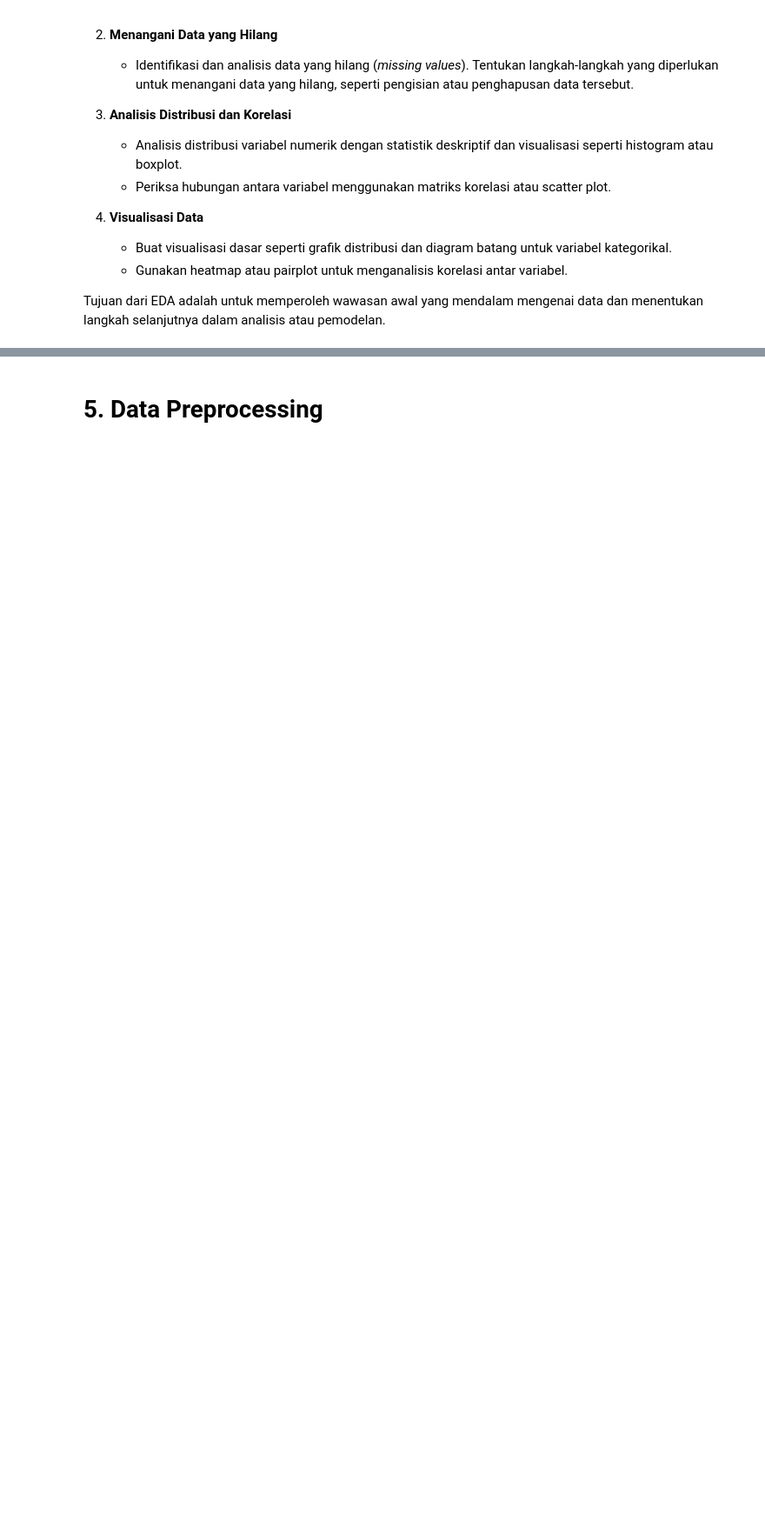
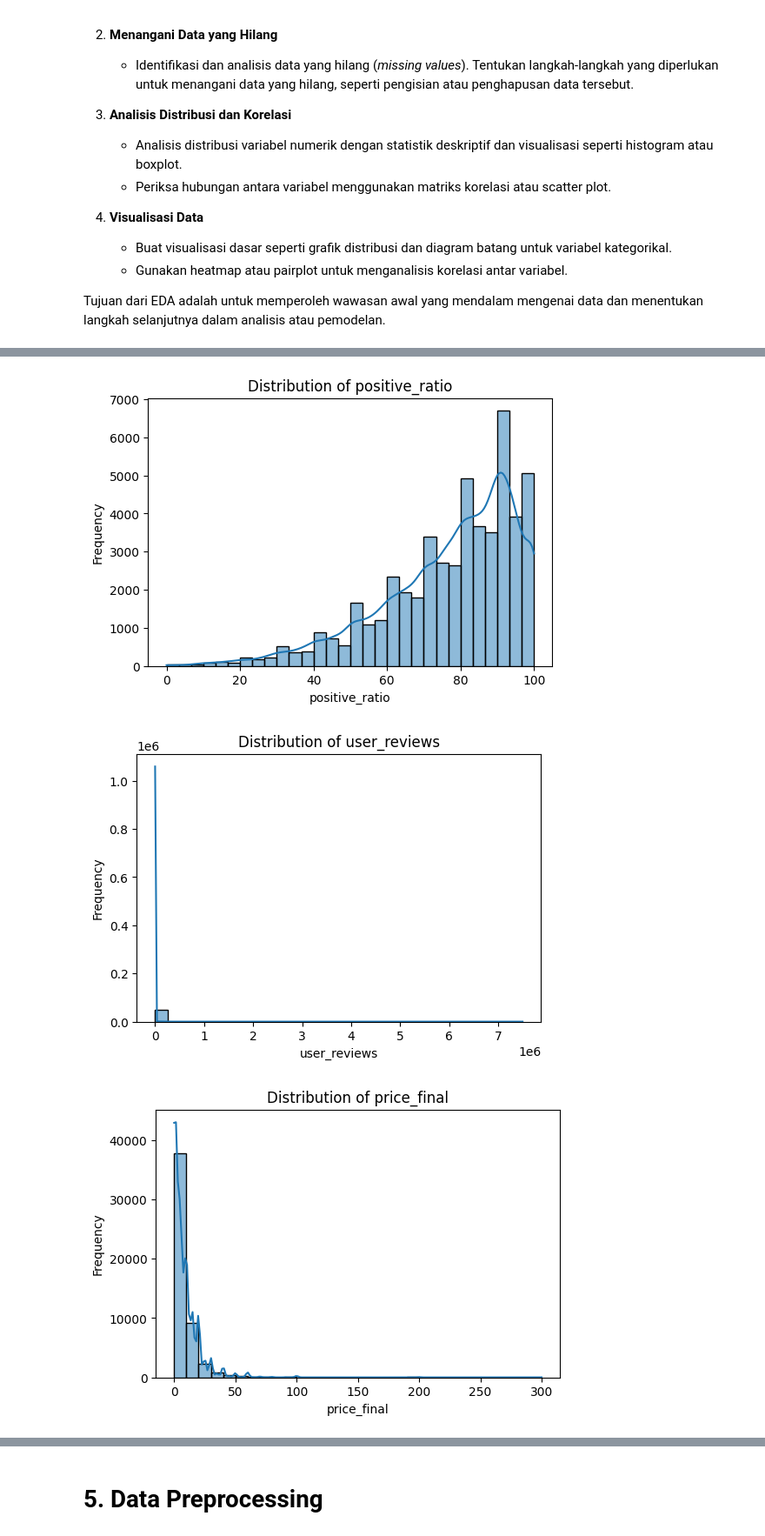
Before and after one commit to M4tchaa/submission-ml, a Jupyter notebook: Submission_Akhir_BMLP_Arliyandi.ipynb, the cells around one changed output, grey strips where cells are left out. Shown: that part at 87% size. Drawn from its saved outputs; the diff is of its cells as text; code cells hidden in the pictures; blank space fills up the shorter version.

```diff
--- a/Submission_Akhir_BMLP_Arliyandi.ipynb
+++ b/Submission_Akhir_BMLP_Arliyandi.ipynb
@@ -34,3 +41,13 @@ Jika dataset berada di Google Drive, pastikan Anda menghubungkan Google Drive ke
+# %%
+dataset_path = 'data/games.csv'
+df = pd.read_csv(dataset_path)
+
+# Mengambil 5000 data acak
+subdata_df = df.sample(n=5000, random_state=100)
+subdata_path = 'data/subdata.csv'
+subdata_df.to_csv(subdata_path, index=False)
+
+data = pd.read_csv("data/subdata.csv")
 # %% [markdown]
 # **4. Exploratory Data Analysis (EDA)**
 
@@ -56,0 +116,14 @@ Tujuan dari EDA adalah untuk memperoleh wawasan awal yang mendalam mengenai data
+# %%
+# Distribusi numerik melalui histofram
+numerical_columns = ['positive_ratio', 'user_reviews', 'price_final', 'discount']
+for column in numerical_columns:
+    plt.figure(figsize=(6, 4))
+    sns.histplot(df[column], kde=True, bins=30)
+    plt.title(f'Distribution of {column}')
+    plt.xlabel(column)
+    plt.ylabel('Frequency')
+    plt.show()
+# %% [output]
+[figure, added]
+[figure, added]
+[figure, added]
```
Also changed, not shown: parts of 14 cells of this notebook, 1 other file.
